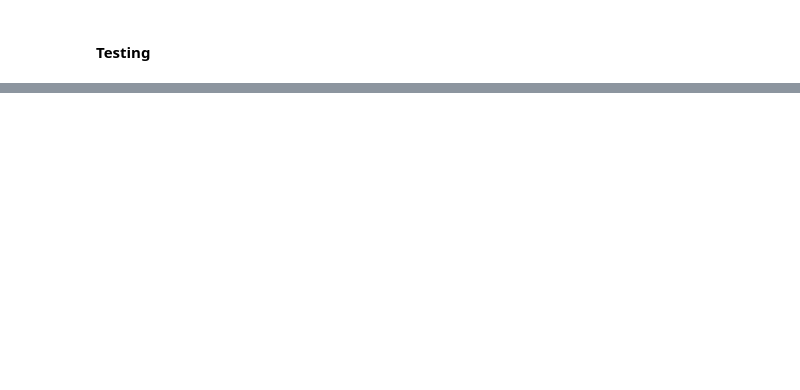
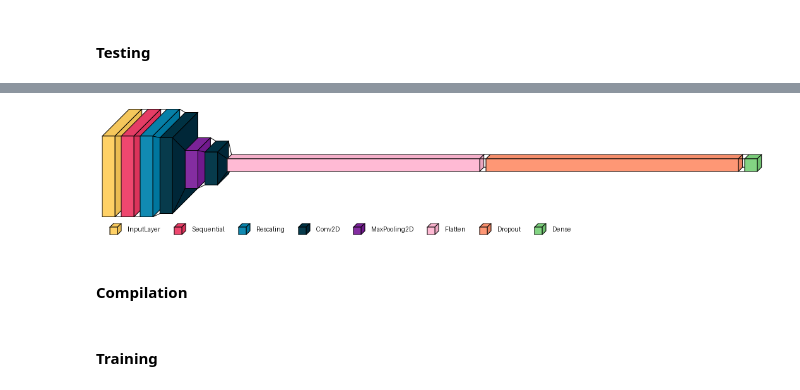
Before and after one commit to rubitopato/DL, a Jupyter notebook: main.ipynb, the cells around one changed output, grey strips where cells are left out. Drawn from its saved outputs; the diff is of its cells as text; code cells hidden in the pictures; blank space fills up the shorter version.

Commit message:
Modelos varios

```diff
--- a/main.ipynb
+++ b/main.ipynb
@@ -111,0 +182,24 @@ model_1.evaluate(X_test, y_test)
+# %%
+data_augmentation_layer_2 = keras.Sequential(
+    [
+        keras.layers.RandomFlip("vertical"),
+        keras.layers.RandomFlip("horizontal"),
+        keras.layers.RandomRotation(0.2),
+        keras.layers.RandomZoom(0.3),
+    ]
+)
+# %%
+inputs = keras.Input(shape=(32, 32, 3, ))
+
+x = data_augmentation_layer_2(inputs)
+
+x = keras.layers.Rescaling(1./255)(x)
+x = keras.layers.Conv2D(filters=32, kernel_size=3, activation="relu")(x)
+x = keras.layers.MaxPooling2D(pool_size=2)(x)
+x = keras.layers.Conv2D(filters=64, kernel_size=3, activation="relu")(x)
+x = keras.layers.Flatten()(x)
+x = keras.layers.Dropout(0.4)(x)
+
+outputs = keras.layers.Dense(20, activation="softmax")(x)
+model_2 = keras.Model(inputs = inputs, outputs = outputs)
+model_2.summary()
@@ -111,0 +228,6 @@ model_1.evaluate(X_test, y_test)
+# %%
+visualkeras.layered_view(model_2, legend=True)
+# %% [output]
+[figure, added]
+# %% [markdown]
+#### Compilation
@@ -111,0 +240,2 @@ model_1.evaluate(X_test, y_test)
+# %% [markdown]
+#### Training
```
Also changed, not shown: parts of 50 cells of this notebook, 4 other files.
